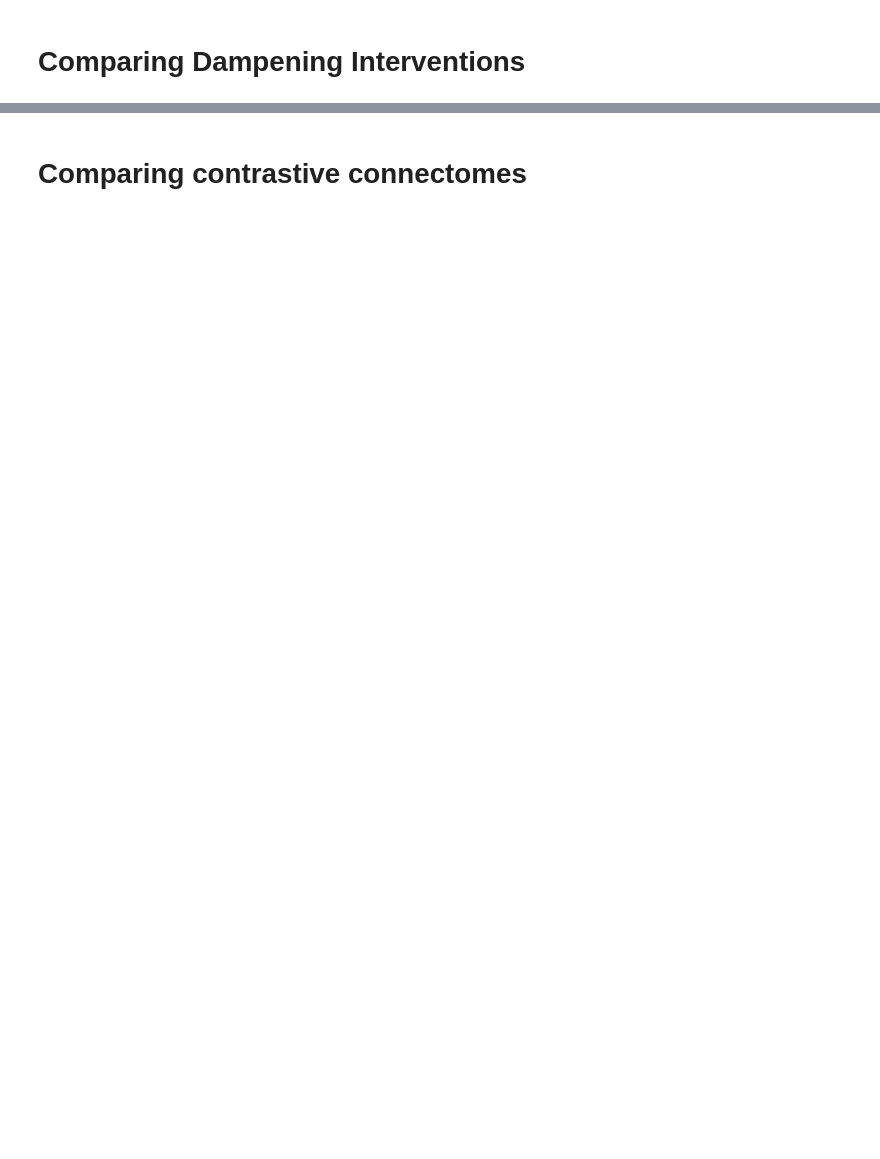
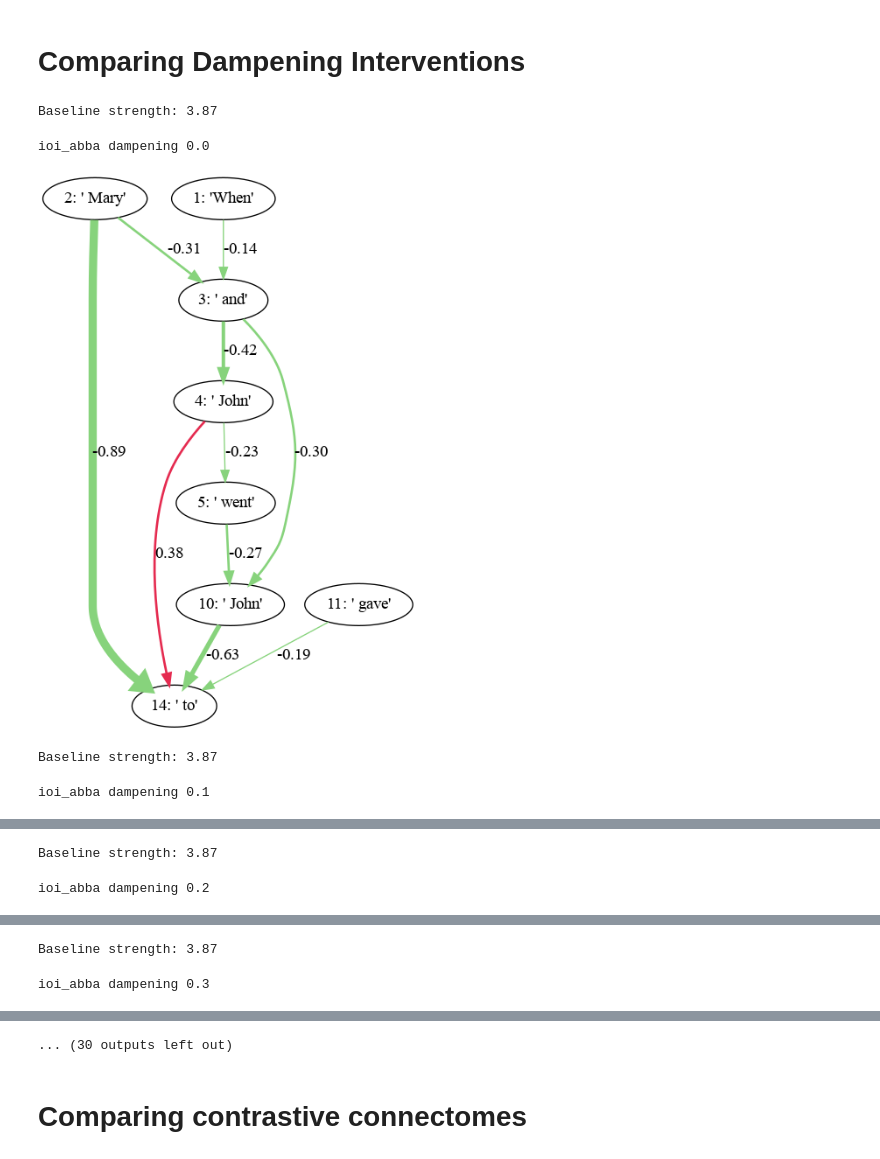
Before and after one commit to Felhof/connectome, a Jupyter notebook: comparision.ipynb, the cells around one changed output, grey strips where cells are left out. Cells and saved outputs as stored; diff of their text form; code cells hidden in the pictures; blank space fills up the shorter version.

```diff
--- a/comparision.ipynb
+++ b/comparision.ipynb
@@ -116,13 +161,19 @@ for task in TASKS:
 # %%
 task = task_ioi_ABBA
 connectomes = []
 alphas = list(range(10)) + [-10, -5, 15, 20]
 for alpha in alphas:
-    intervention = core.DampenIntervention(alpha / 10)
-    strategy = core.BasicStrategy()
-    connectome = core.connectom(
+    intervention = DampenIntervention(alpha / 10)
+    strategy = BasicStrategy()
+    connectome = core.connectome(
         task.model, task.prompt, task.metric, intervention, strategy
     )
     connectomes.append(connectome)
     print(task.short_name, "dampening", alpha / 10)
-    core.plot_graphviz_connectome(task.model, task.prompt, connectome, top_k=TOP_K)
+    plot_graphviz_connectome(task.model, task.prompt, connectome, top_k=TOP_K)
+# %% [output]
+Baseline strength: 3.87
+ioi_abba dampening 0.0
+[figure, added]
+Baseline strength: 3.87
+ioi_abba dampening 0.1
@@ -128,0 +181,2 @@ for alpha in alphas:
+Baseline strength: 3.87
+ioi_abba dampening 0.2
@@ -128,0 +184,2 @@ for alpha in alphas:
+Baseline strength: 3.87
+ioi_abba dampening 0.3
@@ -129,2 +187,3 @@ for alpha in alphas:
+... (30 outputs left out)
 # %%
 var = torch.stack(
```
Also changed, not shown: parts of 8 cells of this notebook.
